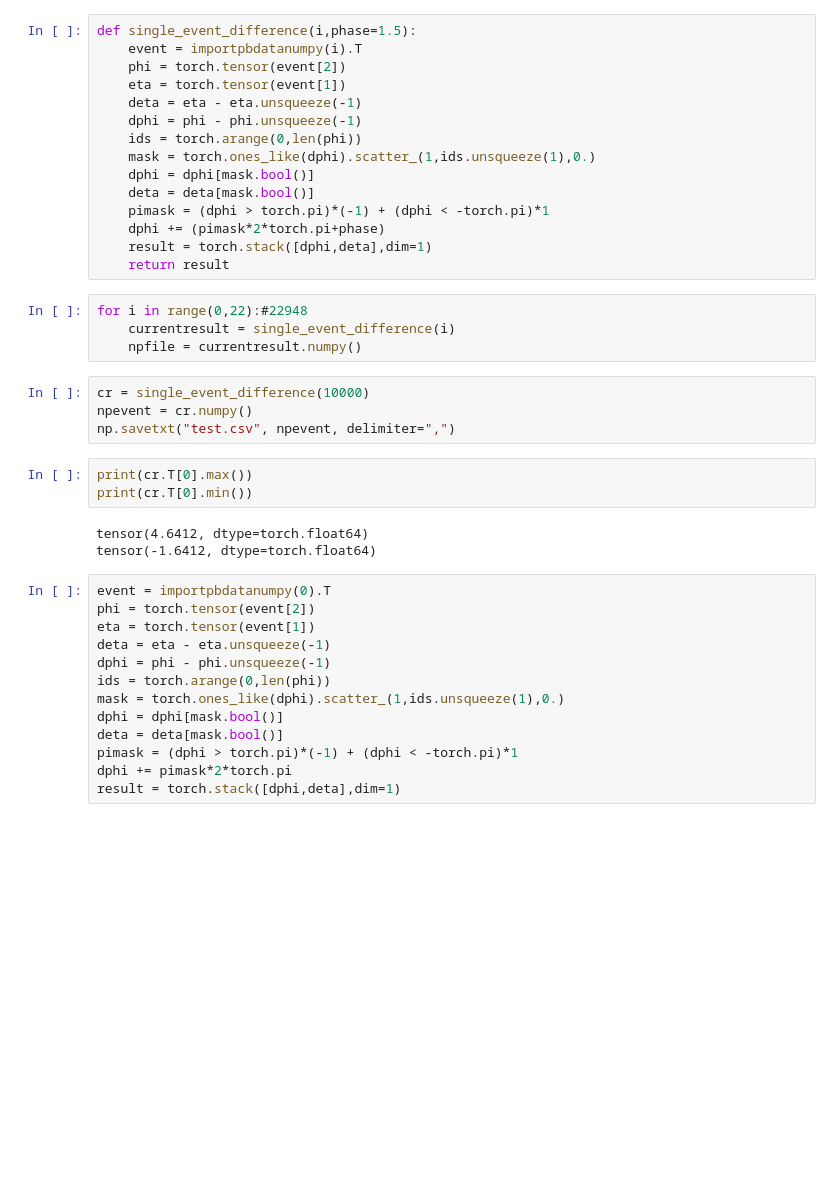
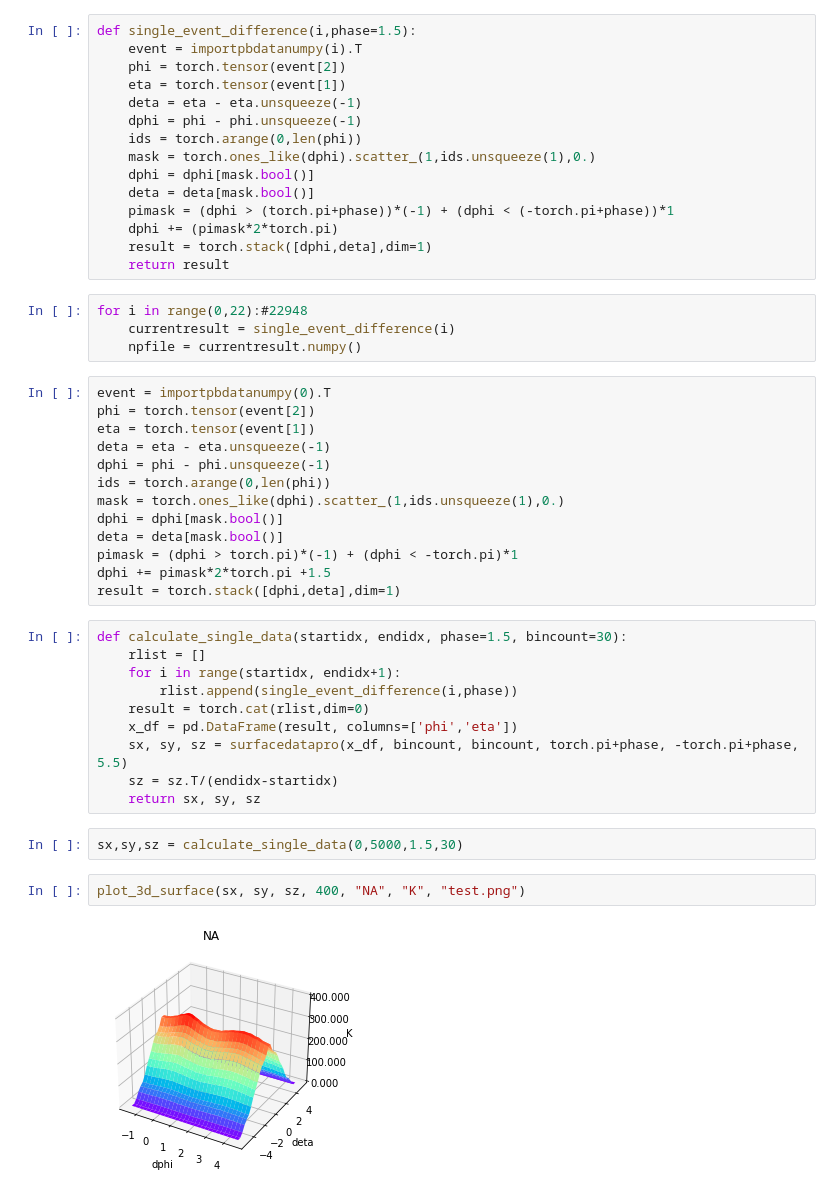
Before and after one commit to HarryWang0619/CIS_May_FinalProject, a Jupyter notebook: pytorchtest.ipynb, the cells around one changed output. Saved outputs shown, nothing was run; the diff lists cells and outputs as text; blank space fills up the shorter version.

Commit message:
new torch single plot with better phase

```diff
--- a/pytorchtest.ipynb
+++ b/pytorchtest.ipynb
@@ -16,24 +16,14 @@ def single_event_difference(i,phase=1.5):
     mask = torch.ones_like(dphi).scatter_(1,ids.unsqueeze(1),0.)
     dphi = dphi[mask.bool()]
     deta = deta[mask.bool()]
-    pimask = (dphi > torch.pi)*(-1) + (dphi < -torch.pi)*1
-    dphi += (pimask*2*torch.pi+phase)
+    pimask = (dphi > (torch.pi+phase))*(-1) + (dphi < (-torch.pi+phase))*1
+    dphi += (pimask*2*torch.pi)
     result = torch.stack([dphi,deta],dim=1)
     return result
 # %%
 for i in range(0,22):#22948
     currentresult = single_event_difference(i)
     npfile = currentresult.numpy()
-# %%
-cr = single_event_difference(10000)
-npevent = cr.numpy()
-np.savetxt("test.csv", npevent, delimiter=",")
-# %%
-print(cr.T[0].max())
-print(cr.T[0].min())
-# %% [output]
-tensor(4.6412, dtype=torch.float64)
-tensor(-1.6412, dtype=torch.float64)
 # %%
 event = importpbdatanumpy(0).T
 phi = torch.tensor(event[2])
@@ -45,5 +35,21 @@ mask = torch.ones_like(dphi).scatter_(1,ids.unsqueeze(1),0.)
 dphi = dphi[mask.bool()]
 deta = deta[mask.bool()]
 pimask = (dphi > torch.pi)*(-1) + (dphi < -torch.pi)*1
-dphi += pimask*2*torch.pi
+dphi += pimask*2*torch.pi +1.5
 result = torch.stack([dphi,deta],dim=1)
+# %%
+def calculate_single_data(startidx, endidx, phase=1.5, bincount=30):
+    rlist = []
+    for i in range(startidx, endidx+1):
+        rlist.append(single_event_difference(i,phase))
+    result = torch.cat(rlist,dim=0)
+    x_df = pd.DataFrame(result, columns=['phi','eta'])
+    sx, sy, sz = surfacedatapro(x_df, bincount, bincount, torch.pi+phase, -torch.pi+phase, 5.5)
+    sz = sz.T/(endidx-startidx)
+    return sx, sy, sz
+# %%
+sx,sy,sz = calculate_single_data(0,5000,1.5,30)
+# %%
+plot_3d_surface(sx, sy, sz, 400, "NA", "K", "test.png")
+# %% [output]
+[figure, added]
```
Also changed, not shown: 3 other files.
